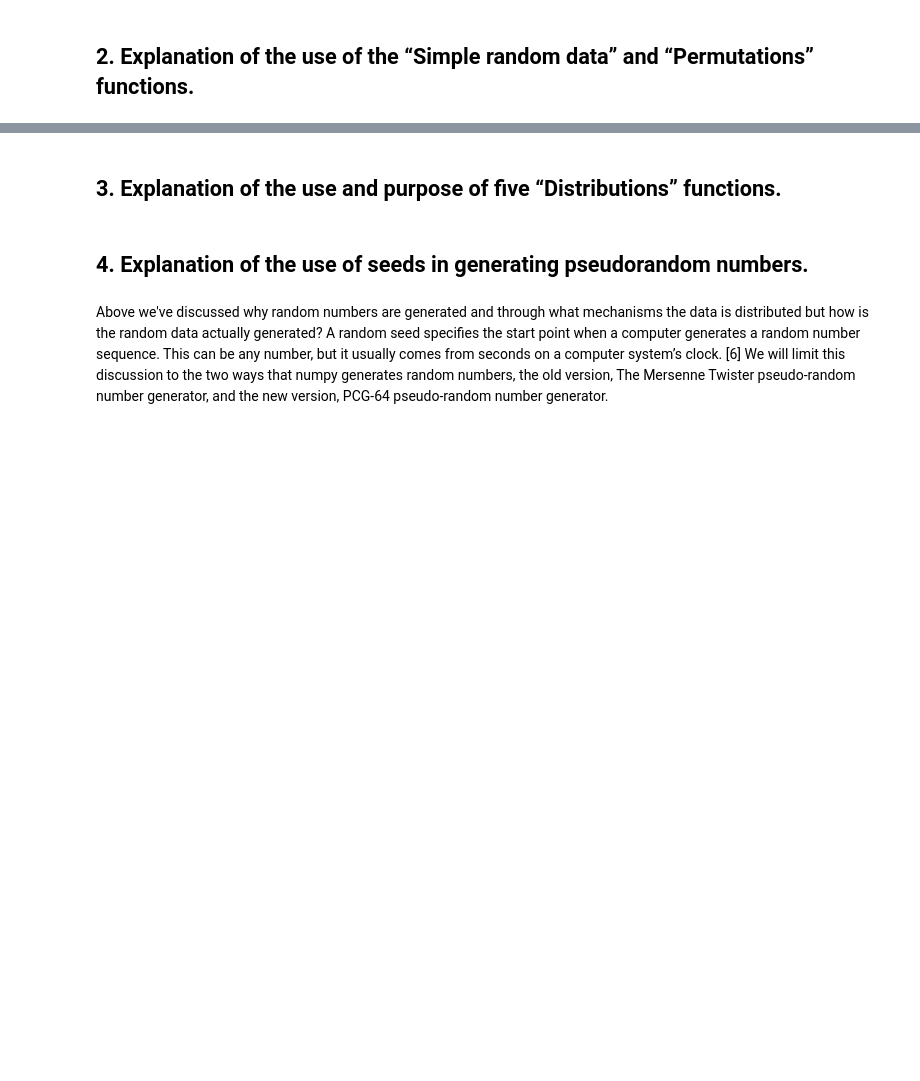
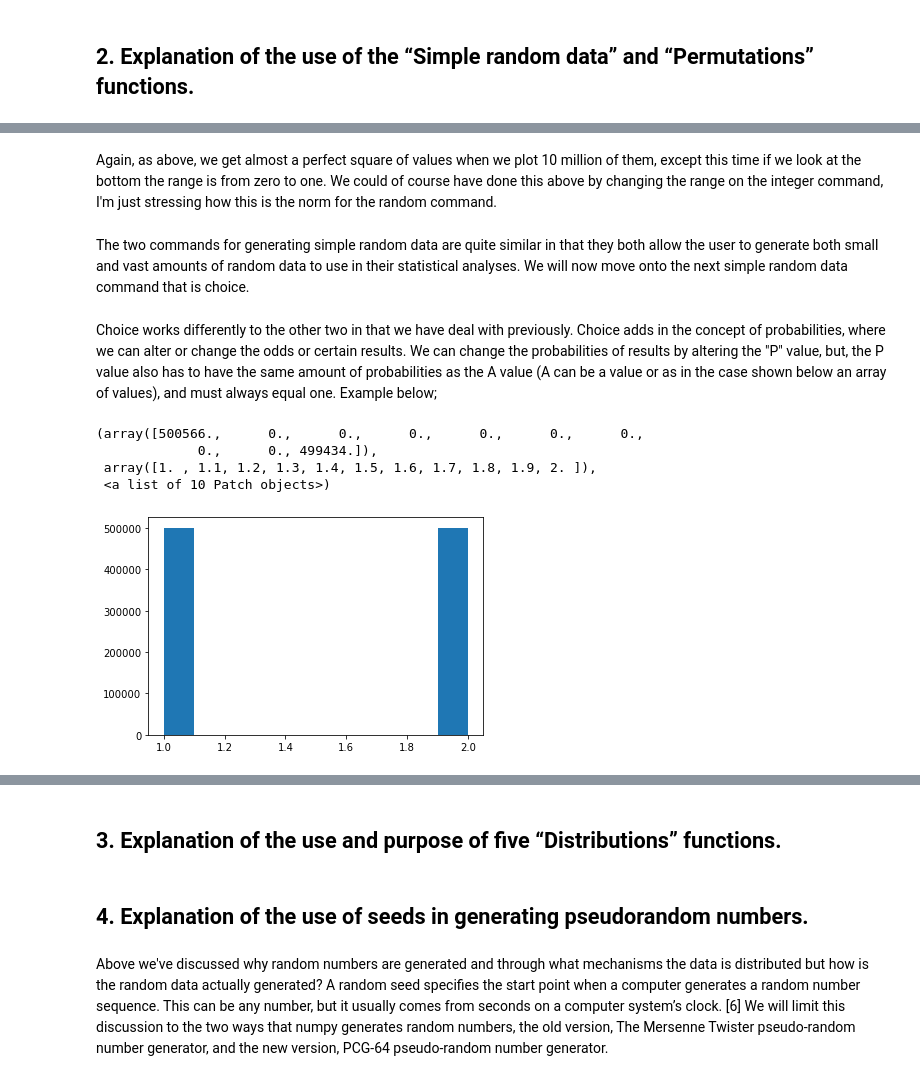
Before and after one commit to declanohara123/numpy-random, a Jupyter notebook: Numpy-Random Investigation.ipynb, the cells around one changed output, grey strips where cells are left out. Saved outputs shown, nothing was run; the diff lists cells and outputs as text; code cells hidden in the pictures; blank space fills up the shorter version.

```diff
--- a/Numpy-Random Investigation.ipynb
+++ b/Numpy-Random Investigation.ipynb
@@ -4,0 +132,16 @@
+# %% [markdown]
+Again, as above, we get almost a perfect square of values when we plot 10 million of them, except this time if we look at the bottom the range is from zero to one. We could of course have done this above by changing the range on the integer command, I'm just stressing how this is the norm for the random command.
+# %% [markdown]
+The two commands for generating simple random data are quite similar in that they both allow the user to generate both small and vast amounts of random data to use in their statistical analyses. We will now move onto the next simple random data command that is choice.
+# %% [markdown]
+Choice works differently to the other two in that we have deal with previously. Choice adds in the concept of probabilities, where we can alter or change the odds or certain results. We can change the probabilities of results by altering the "P" value, but, the P value also has to have the same amount of probabilities as the A value (A can be a value or as in the case shown below an array of values), and must always equal one. Example below;
+# %%
+coin = np.arange(start = 1, stop = 3)
+x = rng.choice(a = coin, size=1000000, p=[0.5, 0.5])
+plt.hist(x)
+# %% [output]
+(array([500566.,      0.,      0.,      0.,      0.,      0.,      0.,
+             0.,      0., 499434.]),
+ array([1. , 1.1, 1.2, 1.3, 1.4, 1.5, 1.6, 1.7, 1.8, 1.9, 2. ]),
+ <a list of 10 Patch objects>)
+[figure, added]
```
Also changed, not shown: parts of 58 cells of this notebook.
